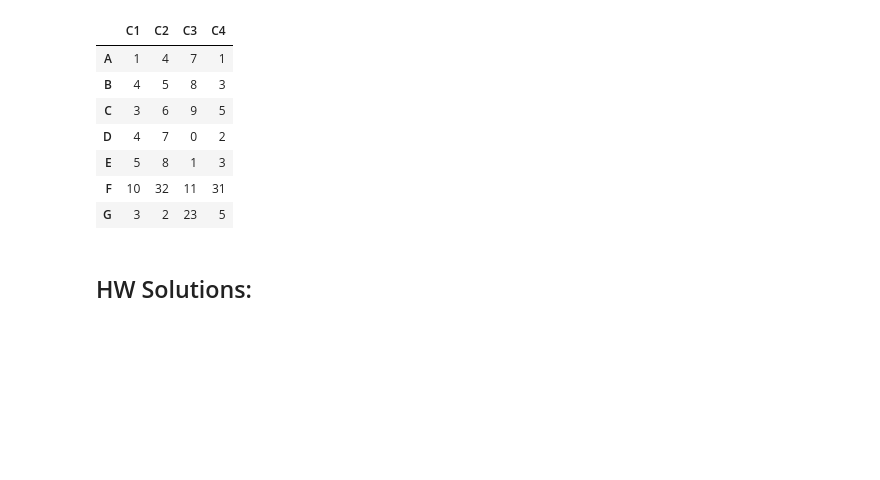
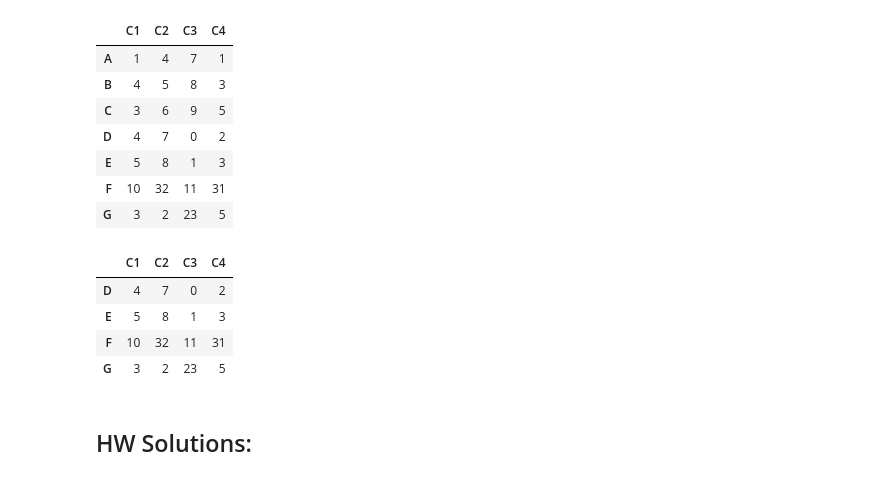
Before and after one commit to 2016112546/4-1_-, a Jupyter notebook: 5주차_파이썬 Pandas/DSC4001_Exercise_05.ipynb, the cells around one changed output. Drawn from its saved outputs; the diff is of its cells as text; code cells hidden in the pictures; blank space fills up the shorter version.

```diff
--- a/5주차_파이썬 Pandas/DSC4001_Exercise_05.ipynb
+++ b/5주차_파이썬 Pandas/DSC4001_Exercise_05.ipynb
@@ -769,5 +843,13 @@ df
 | G | 3 | 2 | 23 | 5 |
 # %%
 # Your code here
+df= df.iloc[3:]
+df
+# %% [output]
+|  | C1 | C2 | C3 | C4 |
+| D | 4 | 7 | 0 | 2 |
+| E | 5 | 8 | 1 | 3 |
+| F | 10 | 32 | 11 | 31 |
+| G | 3 | 2 | 23 | 5 |
 # %% [markdown]
 ## HW Solutions:
```
Also changed, not shown: parts of 41 cells of this notebook.
